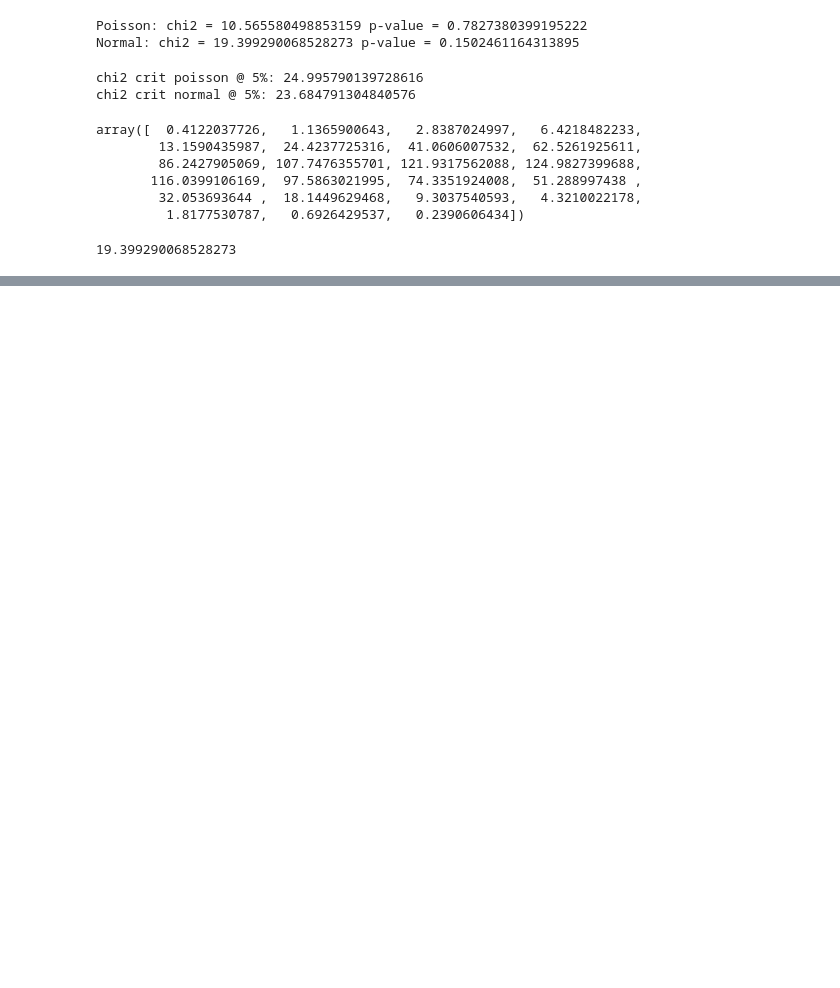
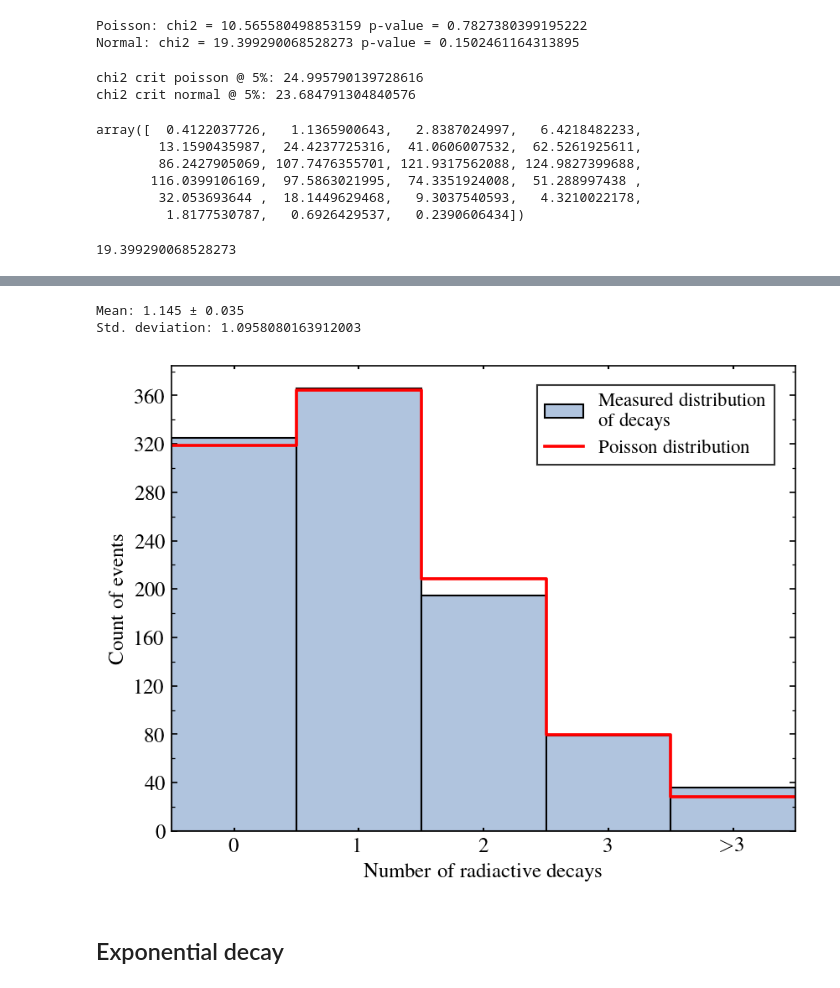
Before and after one commit to dantona02/C2lab, a Jupyter notebook: C46.ipynb, the cells around one changed output, grey strips where cells are left out. Drawn from its saved outputs; the diff is of its cells as text; code cells hidden in the pictures; blank space fills up the shorter version.

```diff
--- a/C46.ipynb
+++ b/C46.ipynb
@@ -409,0 +449,3 @@ np.sum((new_counts - expected_normal) ** 2 / expected_normal)
+# %%
+path_data = '/Users/danielmiksch/Library/CloudStorage/OneDrive-Persönlich/Uni/C-Praktikum/C46/NewCSV/*.csv'
+gate1s, decay = load_data(path=path_data)
@@ -409,0 +463,76 @@ np.sum((new_counts - expected_normal) ** 2 / expected_normal)
+# %%
+probs1s = counts1s / np.sum(counts1s)
+mean1s = np.sum(bins1s * probs1s)
+std_dev1s = np.sqrt(np.sum((bins1s-mean1s)**2 * probs1s))
+std_err1s = std_dev1s / np.sqrt(np.sum(counts1s))
+print(f'Mean: {mean1s:.3f} ± {std_err1s:.3f}')
+print(f'Std. deviation: {std_dev1s}')
+# %% [output]
+Mean: 1.145 ± 0.035
+Std. deviation: 1.0958080163912003
+# %%
+lam1s = mean1s
+x1s = np.arange(0, 6)
+pmf_counts1s = poisson.pmf(x1s, lam1s) * np.sum(counts1s)
+
+combined_pmf1s = np.sum(pmf_counts1s[-2:])
+new_x1s = np.delete(x1s, np.arange(len(x1s)-1, len(x1s)), axis=0)
+
+new_pmf1s = np.delete(pmf_counts1s, np.arange(len(x1s)-1, len(x1s)), axis=0)
+new_pmf1s[-1] = combined_pmf1s
+
+new_x1s = np.append(new_x1s, new_x1s[-1]+1)
+new_x1s = np.concatenate(([-1], new_x1s))
+new_pmf1s = np.append(new_pmf1s, new_pmf1s[-1])
+new_pmf1s = np.concatenate(([new_pmf1s[0]], new_pmf1s))
+# %%
+fig, ax = plt.subplots(dpi=150)
+
+plt.rcParams["font.family"] = "times"
+plt.rcParams["text.usetex"] = True
+
+bin_list = ['0','1','2','3',r'$\small{>}3$']
+bins_widths = 1
+
+ax.bar(new_bins1s, new_counts1s,
+       width=bins_widths,
+       alpha=1,
+       edgecolor='black',
+       facecolor='lightsteelblue',
+       label='Measured distribution\n of decays')
+
+ax.step(new_x1s, new_pmf1s,
+        where='mid', c='red',
+        linestyle='-', linewidth=1.75,
+        label='Poisson distribution')
+
+ax.set_xlim(-.5, 4.5)
+ax.set_xticks(np.arange(0,5,1))
+ax.set_xticklabels(bin_list)
+ax.set_ylabel('Count of events', fontsize=12)
+ax.set_xlabel('Number of radiactive decays', fontsize=12)
+# ax.xaxis.set_minor_locator(AutoMinorLocator(2))
+ax.yaxis.set_minor_locator(AutoMinorLocator(2))
+# ax.xaxis.set_major_locator(MaxNLocator(integer=True))
+# ax.set_xticks(range(1,21))
+ax.yaxis.set_major_locator(MaxNLocator(integer=True))
+ax.tick_params(axis='x', which='both',direction='in', labelsize=12, width=1, length=2, bottom=True, top=True)
+ax.tick_params(axis='y', which='both',direction='in', labelsize=12, left=True, right=True)
+
+handles, labels = plt.gca().get_legend_handles_labels()
+order = [1,0]
+
+plt.legend([handles[idx] for idx in order],
+        [labels[idx] for idx in order],
+        loc="upper left",
+        bbox_to_anchor=(0.57, 0.98),
+        fancybox=False,
+        edgecolor='black',
+        fontsize=11)
+plt.show()
+
+# fig.savefig('/Users/danielmiksch/Library/CloudStorage/OneDrive-Persönlich/Uni/C-Praktikum/C46/Plots/poisson1s.pdf')
+# %% [output]
+[figure, added]
+# %% [markdown]
+## Exponential decay
```
Also changed, not shown: parts of 23 cells of this notebook.
